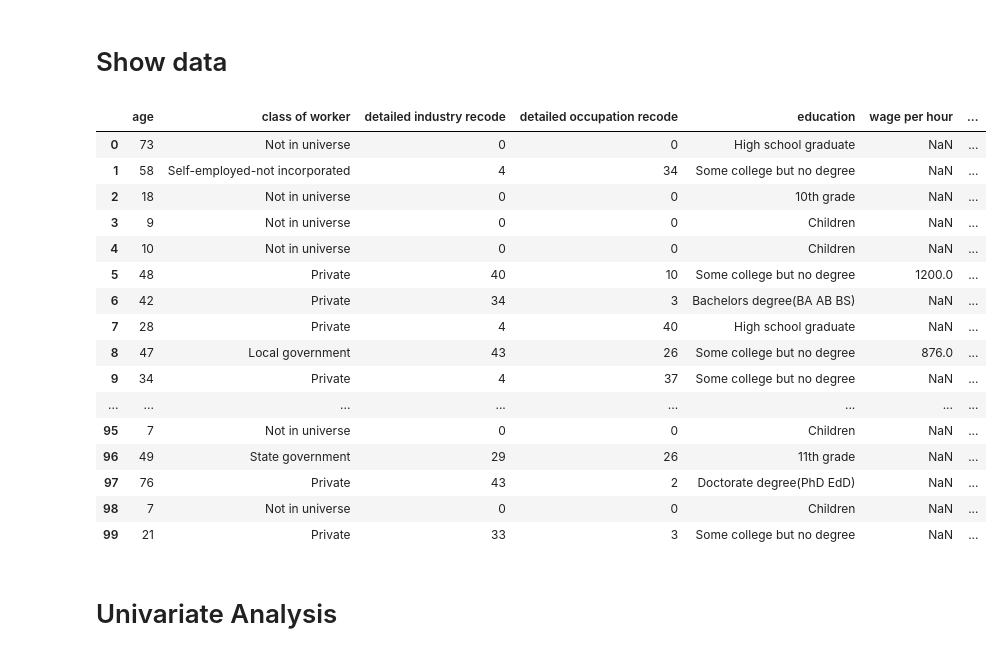
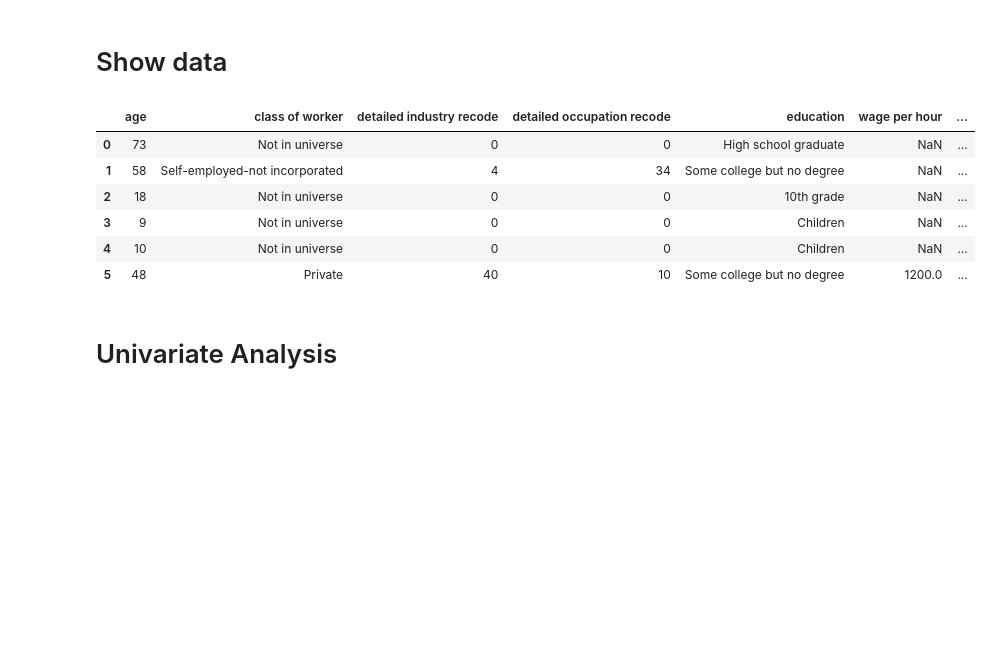
Before and after one commit to ThomasBrue/first-assignment-data-science, a Jupyter notebook: censusIncome.ipynb, the cells around one changed output. Saved outputs shown, nothing was run; the diff lists cells and outputs as text; code cells hidden in the pictures; blank space fills up the shorter version.

```diff
--- a/censusIncome.ipynb
+++ b/censusIncome.ipynb
@@ -29,27 +29,17 @@ names = ['age', 'class of worker', 'detailed industry recode', 'detailed occupat
 # %%
 
 # If the wage is 0 then set it to None so that it is not taken into account.
 
 raw_data['wage per hour'] = raw_data['wage per hour'].apply(lambda value: None if value == 0 else value)
-raw_data.head(100)
+raw_data.head(6)
 # %% [output]
 |  | age | class of worker | detailed industry recode | detailed occupation recode | education | wage per hour | ... |
 | 0 | 73 | Not in universe | 0 | 0 | High school graduate | NaN | ... |
 | 1 | 58 | Self-employed-not incorporated | 4 | 34 | Some college but no degree | NaN | ... |
 | 2 | 18 | Not in universe | 0 | 0 | 10th grade | NaN | ... |
 | 3 | 9 | Not in universe | 0 | 0 | Children | NaN | ... |
 | 4 | 10 | Not in universe | 0 | 0 | Children | NaN | ... |
 | 5 | 48 | Private | 40 | 10 | Some college but no degree | 1200.0 | ... |
-| 6 | 42 | Private | 34 | 3 | Bachelors degree(BA AB BS) | NaN | ... |
-| 7 | 28 | Private | 4 | 40 | High school graduate | NaN | ... |
-| 8 | 47 | Local government | 43 | 26 | Some college but no degree | 876.0 | ... |
-| 9 | 34 | Private | 4 | 37 | Some college but no degree | NaN | ... |
-| ... | ... | ... | ... | ... | ... | ... | ... |
-| 95 | 7 | Not in universe | 0 | 0 | Children | NaN | ... |
-| 96 | 49 | State government | 29 | 26 | 11th grade | NaN | ... |
-| 97 | 76 | Private | 43 | 2 | Doctorate degree(PhD EdD) | NaN | ... |
-| 98 | 7 | Not in universe | 0 | 0 | Children | NaN | ... |
-| 99 | 21 | Private | 33 | 3 | Some college but no degree | NaN | ... |
 # %% [markdown]
 # Univariate Analysis
 # %% [markdown]
```
Also changed, not shown: parts of 21 cells of this notebook.
